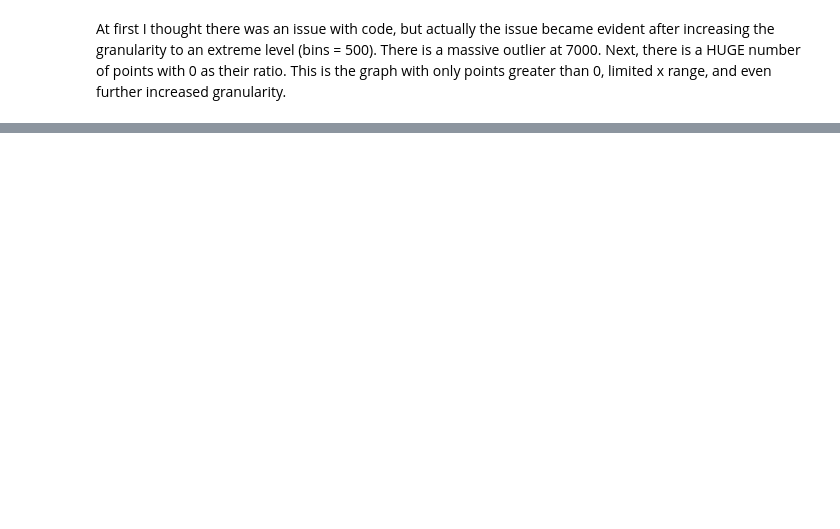
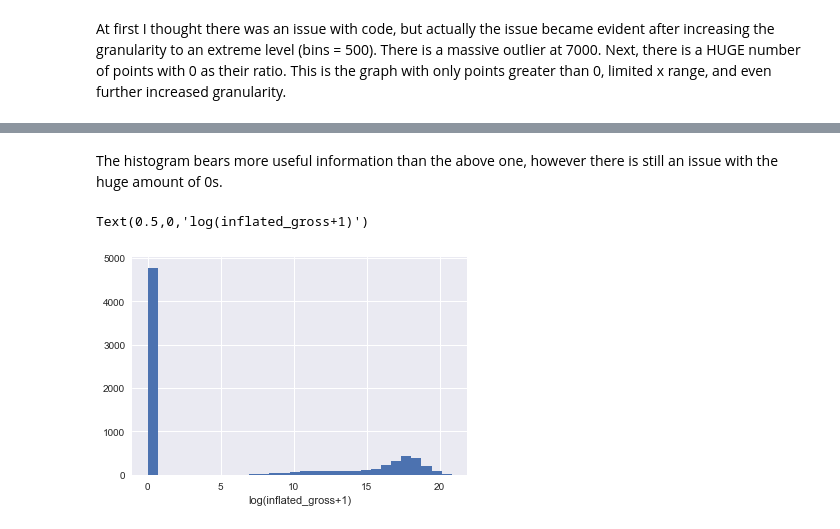
Before and after one commit to devinthai/NBCUniversal, a Jupyter notebook: Analysis/Exploratory Data Analysis.ipynb, the cells around one changed output, grey strips where cells are left out. Drawn from its saved outputs; the diff is of its cells as text; code cells hidden in the pictures; blank space fills up the shorter version.

```diff
--- a/Analysis/Exploratory Data Analysis.ipynb
+++ b/Analysis/Exploratory Data Analysis.ipynb
@@ -66,0 +95,8 @@ This histogram is clearly still in the same shape as the one for just adjusted b
+# %% [markdown]
+The histogram bears more useful information than the above one, however there is still an issue with the huge amount of 0s.
+# %%
+plt.hist((df['inflated_gross']+1).apply(lambda x: math.log(x)), bins=30)
+plt.xlabel('log(inflated_gross+1)')
+# %% [output]
+Text(0.5,0,'log(inflated_gross+1)')
+[figure, added]
```
Also changed, not shown: parts of 17 cells of this notebook.
